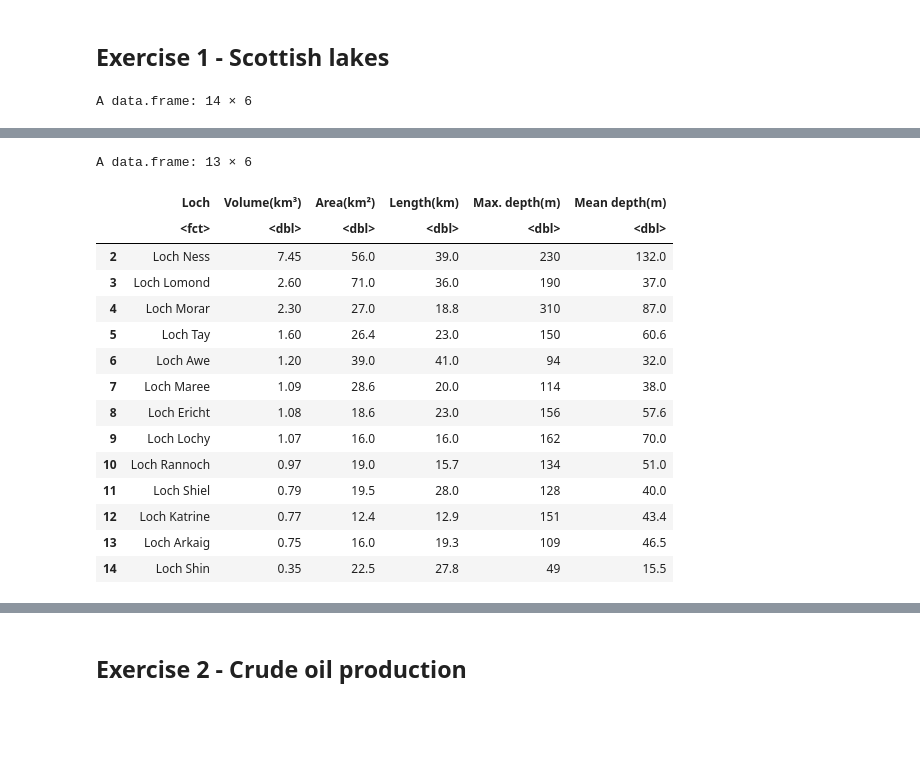
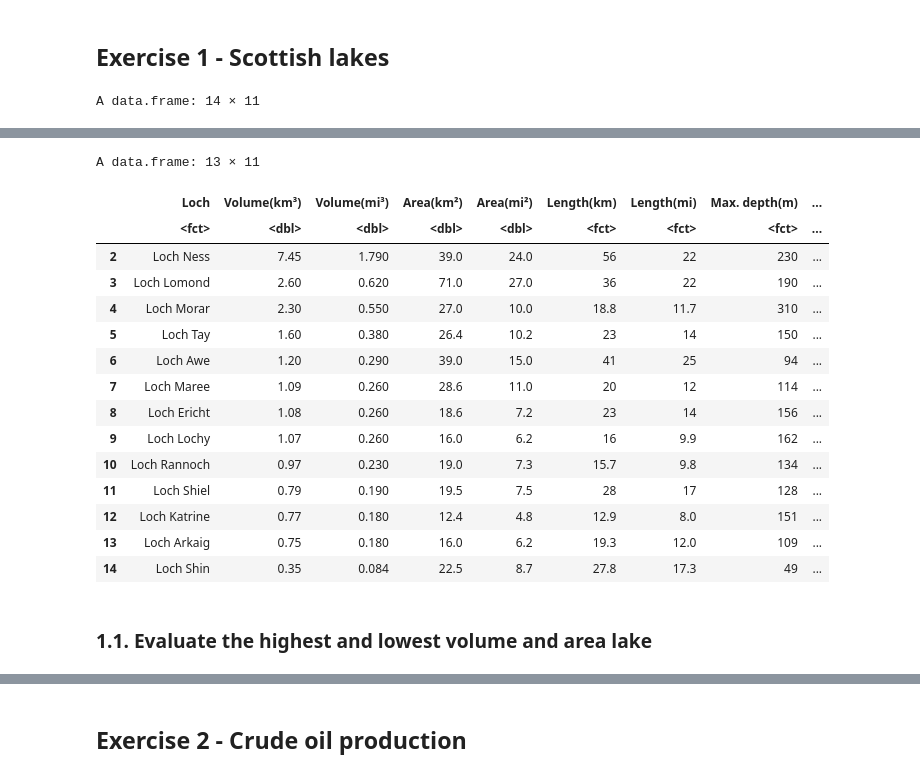
Before and after one commit to eigen-carmona/AdvStats, a Jupyter notebook: lab1/Solutions.ipynb, the cells around one changed output, grey strips where cells are left out. Drawn from its saved outputs; the diff is of its cells as text; code cells hidden in the pictures; blank space fills up the shorter version.

```diff
--- a/lab1/Solutions.ipynb
+++ b/lab1/Solutions.ipynb
@@ -25,9 +25,9 @@ clean <- function(x){
     return(ntmp)
 }
 
-gooddata <- lapply(scottish.lakes[,6], clean)
-goodname <- clean(colnames(scottish.lakes)[6])
-colnames(scottish.lakes)[6] <- goodname
+gooddata <- lapply(scottish.lakes[,11], clean)
+goodname <- clean(colnames(scottish.lakes)[11])
+colnames(scottish.lakes)[11] <- goodname
 scottish.lakes[goodname] <- as.double(gooddata)
 
 # Casting numeric values as such
@@ -39,4 +39,4 @@ for (i in 2:5){
 
 scottish.lakes
 # %% [output]
-A data.frame: 14 × 6
+A data.frame: 14 × 11
@@ -59,16 +59,16 @@ A data.frame: 14 × 6
-A data.frame: 13 × 6
+A data.frame: 13 × 11
-|  | Loch | Volume(km³) | Area(km²) | Length(km) | Max. depth(m) | Mean depth(m) |
-|  | <fct> | <dbl> | <dbl> | <dbl> | <dbl> | <dbl> |
-| 2 | Loch Ness | 7.45 | 56.0 | 39.0 | 230 | 132.0 |
-| 3 | Loch Lomond | 2.60 | 71.0 | 36.0 | 190 | 37.0 |
-| 4 | Loch Morar | 2.30 | 27.0 | 18.8 | 310 | 87.0 |
-| 5 | Loch Tay | 1.60 | 26.4 | 23.0 | 150 | 60.6 |
-| 6 | Loch Awe | 1.20 | 39.0 | 41.0 | 94 | 32.0 |
-| 7 | Loch Maree | 1.09 | 28.6 | 20.0 | 114 | 38.0 |
-| 8 | Loch Ericht | 1.08 | 18.6 | 23.0 | 156 | 57.6 |
-| 9 | Loch Lochy | 1.07 | 16.0 | 16.0 | 162 | 70.0 |
-| 10 | Loch Rannoch | 0.97 | 19.0 | 15.7 | 134 | 51.0 |
-| 11 | Loch Shiel | 0.79 | 19.5 | 28.0 | 128 | 40.0 |
-| 12 | Loch Katrine | 0.77 | 12.4 | 12.9 | 151 | 43.4 |
-| 13 | Loch Arkaig | 0.75 | 16.0 | 19.3 | 109 | 46.5 |
-| 14 | Loch Shin | 0.35 | 22.5 | 27.8 | 49 | 15.5 |
+|  | Loch | Volume(km³) | Volume(mi³) | Area(km²) | Area(mi²) | Length(km) | Length(mi) | Max. depth(m) | ... |
+|  | <fct> | <dbl> | <dbl> | <dbl> | <dbl> | <fct> | <fct> | <fct> | ... |
+| 2 | Loch Ness | 7.45 | 1.790 | 39.0 | 24.0 | 56 | 22 | 230 | ... |
+| 3 | Loch Lomond | 2.60 | 0.620 | 71.0 | 27.0 | 36 | 22 | 190 | ... |
+| 4 | Loch Morar | 2.30 | 0.550 | 27.0 | 10.0 | 18.8 | 11.7 | 310 | ... |
+| 5 | Loch Tay | 1.60 | 0.380 | 26.4 | 10.2 | 23 | 14 | 150 | ... |
+| 6 | Loch Awe | 1.20 | 0.290 | 39.0 | 15.0 | 41 | 25 | 94 | ... |
+| 7 | Loch Maree | 1.09 | 0.260 | 28.6 | 11.0 | 20 | 12 | 114 | ... |
+| 8 | Loch Ericht | 1.08 | 0.260 | 18.6 | 7.2 | 23 | 14 | 156 | ... |
+| 9 | Loch Lochy | 1.07 | 0.260 | 16.0 | 6.2 | 16 | 9.9 | 162 | ... |
+| 10 | Loch Rannoch | 0.97 | 0.230 | 19.0 | 7.3 | 15.7 | 9.8 | 134 | ... |
+| 11 | Loch Shiel | 0.79 | 0.190 | 19.5 | 7.5 | 28 | 17 | 128 | ... |
+| 12 | Loch Katrine | 0.77 | 0.180 | 12.4 | 4.8 | 12.9 | 8.0 | 151 | ... |
+| 13 | Loch Arkaig | 0.75 | 0.180 | 16.0 | 6.2 | 19.3 | 12.0 | 109 | ... |
+| 14 | Loch Shin | 0.35 | 0.084 | 22.5 | 8.7 | 27.8 | 17.3 | 49 | ... |
@@ -80,0 +75,2 @@ min_area_l <- which.min(scottish.lakes[,3])
+# %% [markdown]
+### 1.1. Evaluate the highest and lowest volume and area lake
```
Also changed, not shown: parts of 33 cells of this notebook.
